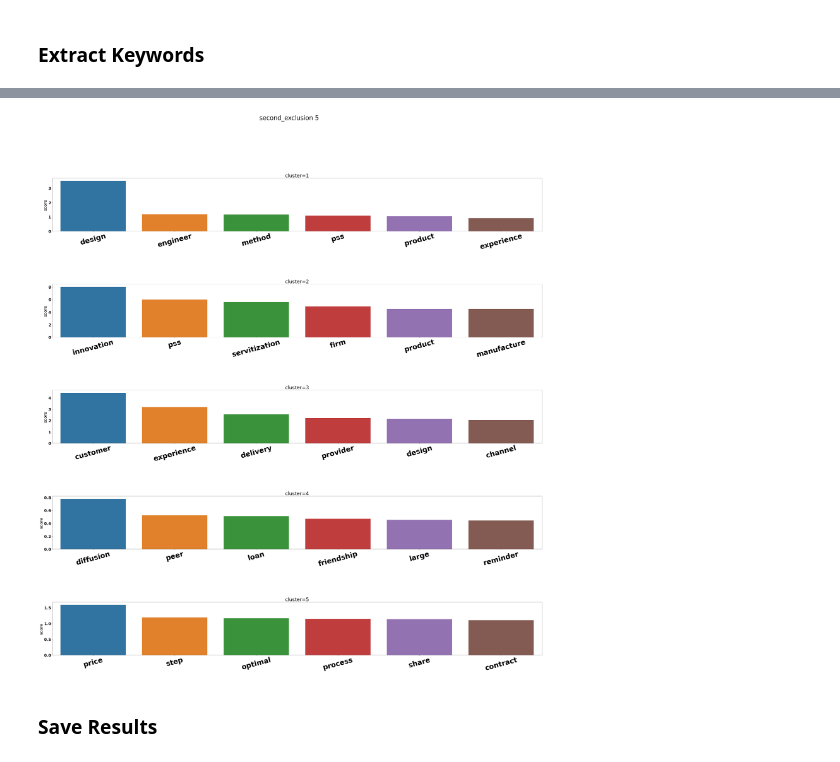
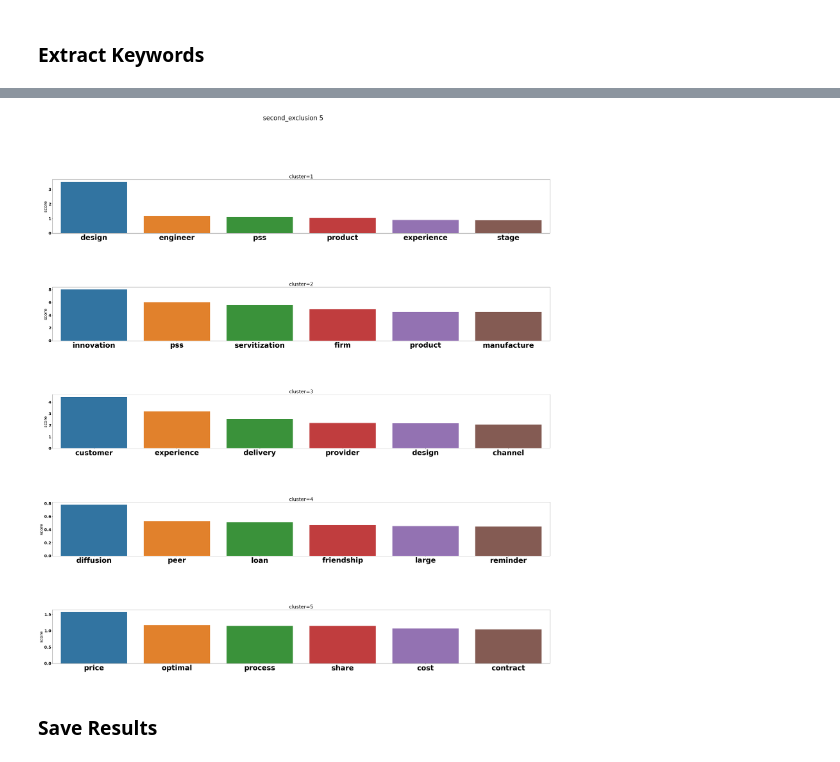
Before and after one commit to Thopiax/AbstractsAnalysis, a Jupyter notebook: second/second_abstract_list.ipynb, the cells around one changed output, grey strips where cells are left out. Saved outputs shown, nothing was run; the diff lists cells and outputs as text; code cells hidden in the pictures.

```diff
--- a/second/second_abstract_list.ipynb
+++ b/second/second_abstract_list.ipynb
@@ -89,7 +89,7 @@ def convert_glove_2_w2v():
 
     return KeyedVectors.load_word2vec_format(tmp_file)
 
-model = convert_glove_2_w2v()
+# model = convert_glove_2_w2v()
 # %%
 def calculate_distance_matrix():
     s = preprocessed_abstracts.size
@@ -199,39 +273,0 @@ def stemmed_keyword_mean_score(keywords):
-# %%
-from gensim.sklearn_api import TfIdfTransformer
-
-def sum_tfidf_scores(dct, corpus, n=None):
-    total_score = {}
-
-    for document in corpus:
-        sorted_doc = sorted(document, key=(lambda x: (x[1], x[0])), reverse=True)
-        for kwd_id, tfidf_score in sorted_doc[:n]:
-            kwd = dct[kwd_id]
-            stemmed_kwd = stem_text(stem_text(kwd))
-
-            if kwd not in total_score:
-                total_score[kwd] = 0
-
-            total_score[kwd] += tfidf_score
-
-    return sorted(total_score.items(), key=(lambda x: (x[1], x[0])), reverse=True)
-
-def tfidf_keyword_scores(clusters, word_count=6, debug=False, **kwds):
-    dct = corpora.Dictionary(preprocessed_abstracts)
-    model = TfIdfTransformer(dictionary=dct)
-
-    # train model on all documents
-    all_docs_corpus = preprocessed_abstracts.apply(dct.doc2bow).tolist()
-    model.fit(all_docs_corpus)
-
-    # create corpus per cluster
-    cluster_corpus = preprocessed_abstracts.groupby(clusters).apply(lambda x: [dct.doc2bow(abstract) for abstract in x])
-
-    result = []
-
-    for cluster_id, corpus in cluster_corpus.items():
-        tfidf_corpus = model.transform(corpus)
-
-        for keyword, score in sum_tfidf_scores(dct, tfidf_corpus)[:word_count]:
-            result.append((cluster_id, keyword, score))
-
-    return pd.DataFrame(result, columns=["cluster", "keyword", "score"])
@@ -288,7 +294,7 @@ def plot_cluster_keywords(X, n_clusters, name, clustering_func=text_rank_keyword
 
         ax.set_title(f"cluster={cluster_num}")
         ax.set_xlabel(None)
-        ax.tick_params(axis='x', labelsize=40, rotation=15)
+        ax.tick_params(axis='x', labelsize=40)
 
     plt.subplots_adjust(hspace=n_clusters*0.2)
 
@@ -300,7 +306,7 @@ plot_cluster_keywords(abstract_df, 4, "second_exclusion", clustering_func=tfidf_
 # %%
-plot_cluster_keywords(abstract_df, 5, "second_exclusion", clustering_func=tfidf_keyword_scores)
+plot_cluster_keywords(abstract_df, 5, "second_exclusion", clustering_func=tfidf_keyword_scores, exclude_words=["step", "method"])
 # %% [output]
-[figure, old version]
+[figure, new version]
 # %% [markdown]
 ### Save Results
 # %%
```
Also changed, not shown: parts of 7 cells of this notebook, 8 other files.
